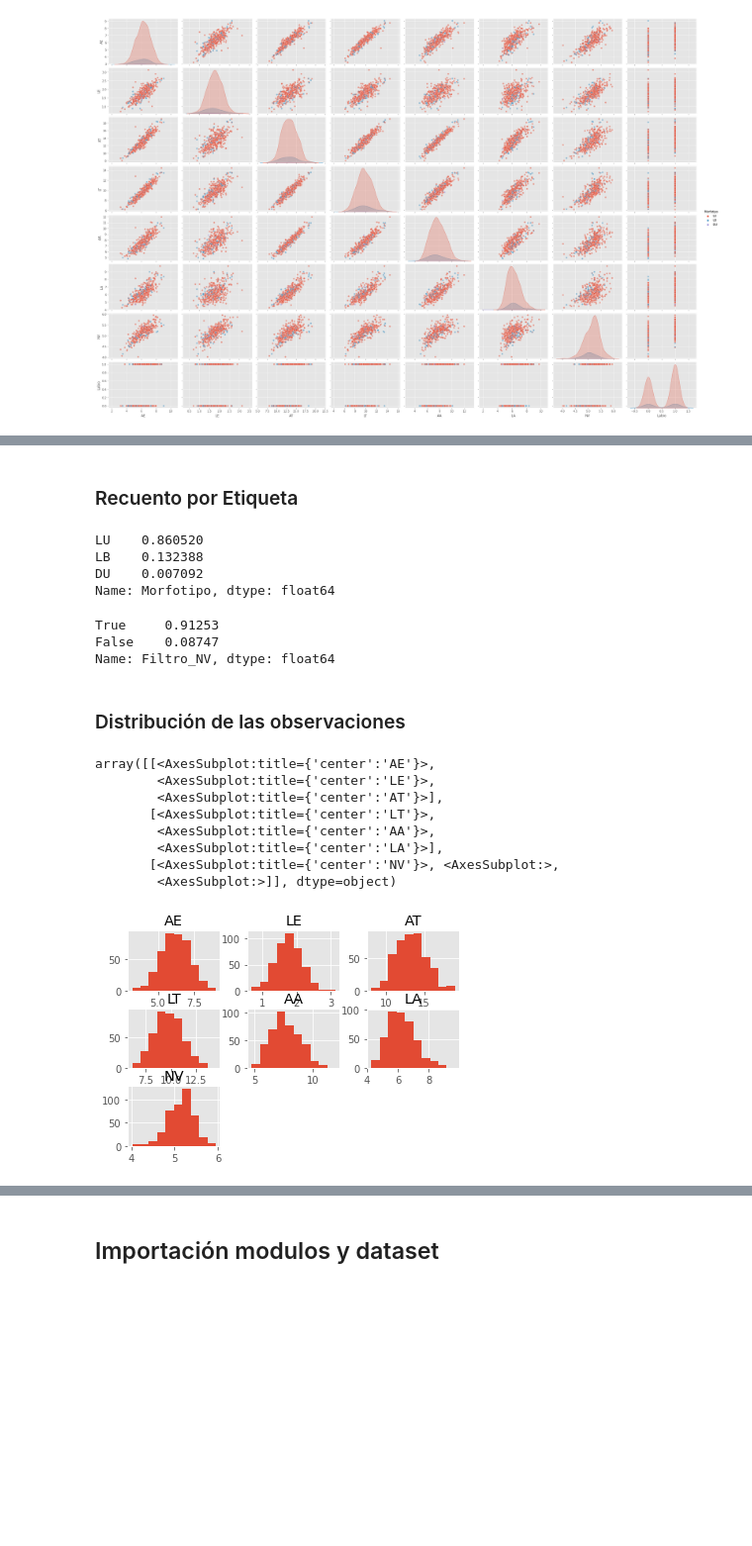
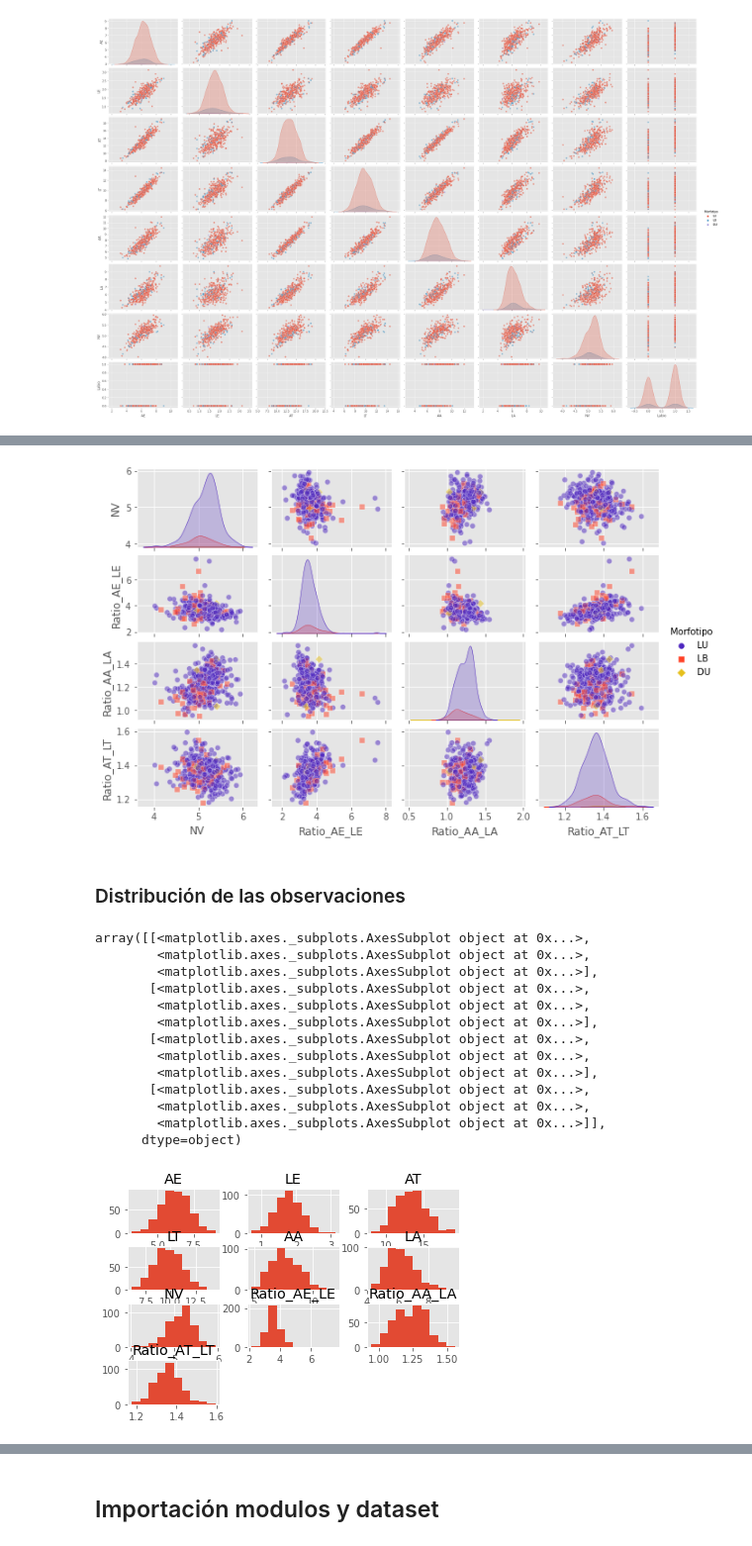
Before and after one commit to szl30n/ProyectosDHDS, a Jupyter notebook: TP4/notebooks/Borrador Mae.ipynb, the cells around one changed output, grey strips where cells are left out. Shown at 99% size. Drawn from its saved outputs; the diff is of its cells as text; code cells hidden in the pictures; blank space fills up the shorter version.

```diff
--- a/TP4/notebooks/Borrador Mae.ipynb
+++ b/TP4/notebooks/Borrador Mae.ipynb
@@ -60 +40,3 @@ data.Morfotipo.value_counts()
+# %%
+data = data.dropna(subset=['Labio'])
 # %%
@@ -117,3 +133,11 @@ sns.pairplot(data=data,x_vars=['AE','LE','AT','LT','AA','LA','NV','Labio'],\
+# %%
+sns.pairplot(data=data,x_vars=['NV','Ratio_AE_LE','Ratio_AA_LA','Ratio_AT_LT'],\
+         y_vars=['NV','Ratio_AE_LE','Ratio_AA_LA','Ratio_AT_LT'],\
+             hue='Morfotipo',plot_kws={'alpha': 0.5},aspect=1.5, markers=['o','s','D'],palette='CMRmap', height=1.5);
+# %% [output]
+[figure, added]
+# %% [markdown]
+### Distribución de las observaciones
 # %%
 def distribution_plotter(data, label, bins="auto"):
     plt.figure(figsize = (10,5))
@@ -125,33 +149,21 @@ def distribution_plotter(data, label, bins="auto"):
     plt.xticks(rotation=45, ha='right')
 # %%
 distribution_plotter(data["Morfotipo"],data["Morfotipo"].unique())
-# %% [markdown]
-### Recuento por Etiqueta
-# %%
-print(pd.value_counts(data["Morfotipo"], sort = True, normalize=True))
-# %% [output]
-LU    0.860520
-LB    0.132388
-DU    0.007092
-Name: Morfotipo, dtype: float64
-# %%
-print(pd.value_counts(data["Filtro_NV"], sort = True, normalize=True))
-# %% [output]
-True     0.91253
-False    0.08747
-Name: Filtro_NV, dtype: float64
-# %% [markdown]
-### Distribución de las observaciones
 # %%
-columns = data[["AE","LE","AT","LT","AA","LA","NV"]]
+columns = data[["AE","LE","AT","LT","AA","LA","NV","Ratio_AE_LE","Ratio_AA_LA","Ratio_AT_LT"]]
 columns.hist()
 # %% [output]
-array([[<AxesSubplot:title={'center':'AE'}>,
-        <AxesSubplot:title={'center':'LE'}>,
-        <AxesSubplot:title={'center':'AT'}>],
-       [<AxesSubplot:title={'center':'LT'}>,
-        <AxesSubplot:title={'center':'AA'}>,
-        <AxesSubplot:title={'center':'LA'}>],
-       [<AxesSubplot:title={'center':'NV'}>, <AxesSubplot:>,
-        <AxesSubplot:>]], dtype=object)
+array([[<matplotlib.axes._subplots.AxesSubplot object at 0x...>,
+        <matplotlib.axes._subplots.AxesSubplot object at 0x...>,
+        <matplotlib.axes._subplots.AxesSubplot object at 0x...>],
+       [<matplotlib.axes._subplots.AxesSubplot object at 0x...>,
+        <matplotlib.axes._subplots.AxesSubplot object at 0x...>,
+        <matplotlib.axes._subplots.AxesSubplot object at 0x...>],
+       [<matplotlib.axes._subplots.AxesSubplot object at 0x...>,
+        <matplotlib.axes._subplots.AxesSubplot object at 0x...>,
+        <matplotlib.axes._subplots.AxesSubplot object at 0x...>],
+       [<matplotlib.axes._subplots.AxesSubplot object at 0x...>,
+        <matplotlib.axes._subplots.AxesSubplot object at 0x...>,
+        <matplotlib.axes._subplots.AxesSubplot object at 0x...>]],
+      dtype=object)
-[figure, old version]
+[figure, new version]
```
Also changed, not shown: parts of 35 cells of this notebook.
